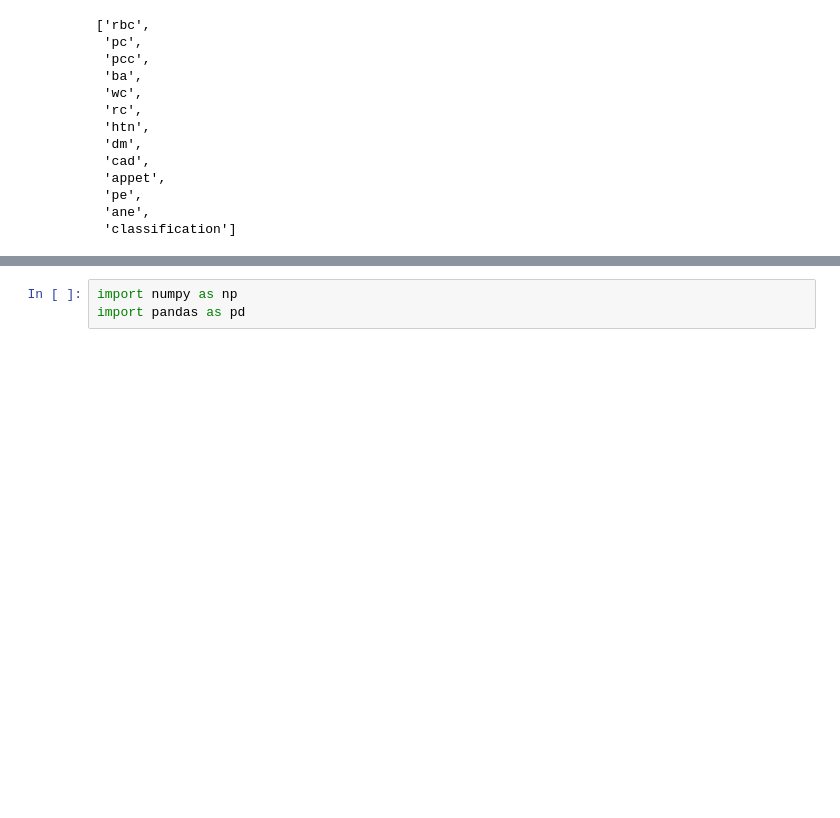
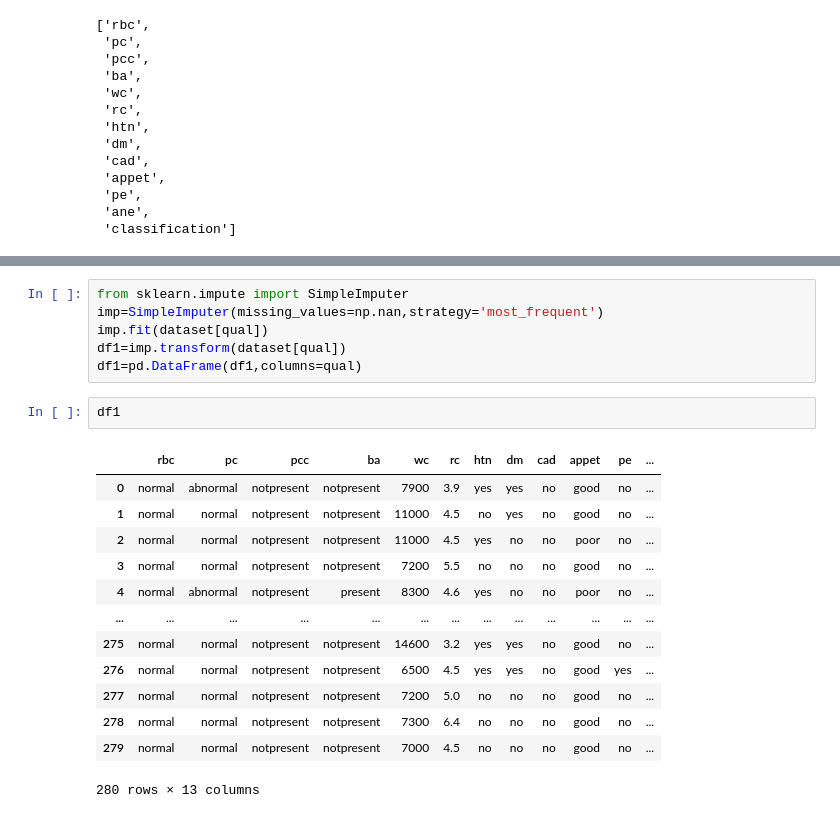
Before and after one commit to pavithra-rajuvenkat/5.Data_Science, a Jupyter notebook: 1.Univariate_Analysis/3.Data Preprocessing/CKD_Data_Preprocessing.ipynb, the cells around one changed output, grey strips where cells are left out. Cells and saved outputs as stored; diff of their text form; blank space fills up the shorter version.

```diff
--- a/1.Univariate_Analysis/3.Data Preprocessing/CKD_Data_Preprocessing.ipynb
+++ b/1.Univariate_Analysis/3.Data Preprocessing/CKD_Data_Preprocessing.ipynb
@@ -127,3 +190,22 @@ dataset["age"].median()
-# %%
-import numpy as np
-import pandas as pd
+# %%
+from sklearn.impute import SimpleImputer
+imp=SimpleImputer(missing_values=np.nan,strategy='most_frequent')
+imp.fit(dataset[qual])
+df1=imp.transform(dataset[qual])
+df1=pd.DataFrame(df1,columns=qual)
+# %%
+df1
+# %% [output]
+|  | rbc | pc | pcc | ba | wc | rc | htn | dm | cad | appet | pe | ... |
+| 0 | normal | abnormal | notpresent | notpresent | 7900 | 3.9 | yes | yes | no | good | no | ... |
+| 1 | normal | normal | notpresent | notpresent | 11000 | 4.5 | no | yes | no | good | no | ... |
+| 2 | normal | normal | notpresent | notpresent | 11000 | 4.5 | yes | no | no | poor | no | ... |
+| 3 | normal | normal | notpresent | notpresent | 7200 | 5.5 | no | no | no | good | no | ... |
+| 4 | normal | abnormal | notpresent | present | 8300 | 4.6 | yes | no | no | poor | no | ... |
+| ... | ... | ... | ... | ... | ... | ... | ... | ... | ... | ... | ... | ... |
+| 275 | normal | normal | notpresent | notpresent | 14600 | 3.2 | yes | yes | no | good | no | ... |
+| 276 | normal | normal | notpresent | notpresent | 6500 | 4.5 | yes | yes | no | good | yes | ... |
+| 277 | normal | normal | notpresent | notpresent | 7200 | 5.0 | no | no | no | good | no | ... |
+| 278 | normal | normal | notpresent | notpresent | 7300 | 6.4 | no | no | no | good | no | ... |
+| 279 | normal | normal | notpresent | notpresent | 7000 | 4.5 | no | no | no | good | no | ... |
+280 rows × 13 columns
```
Also changed, not shown: parts of 15 cells of this notebook.
